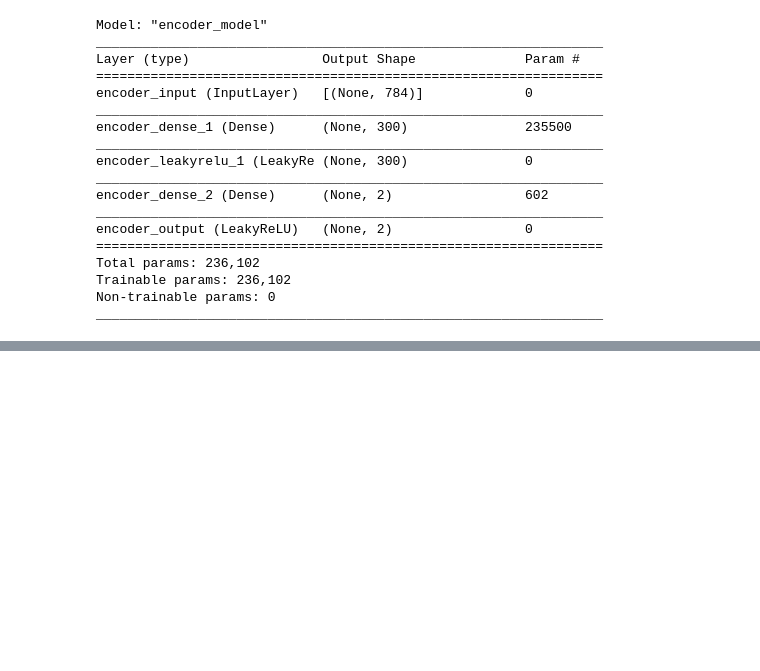
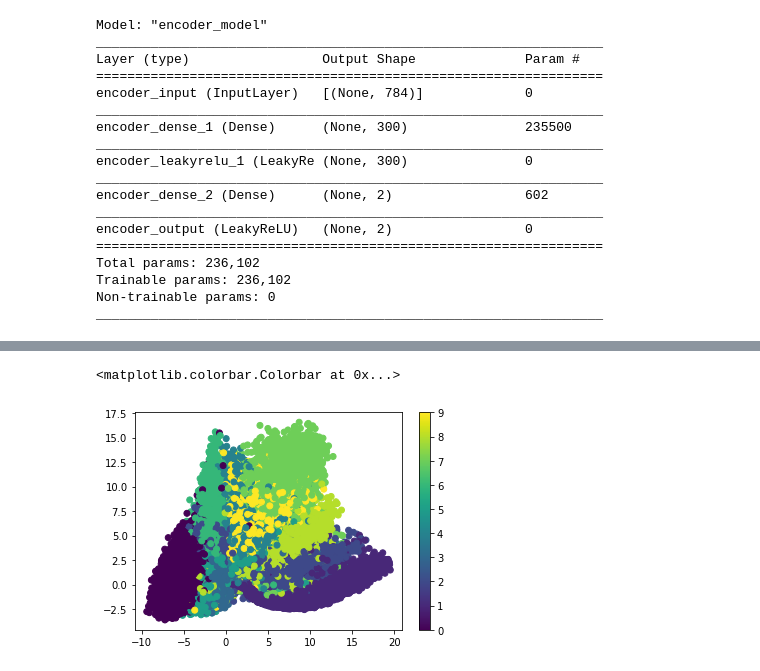
Before and after one commit to ahmedabdelhameed/TensorFlow, a Jupyter notebook: Vanilla_Autoencoder_MNIST.ipynb, the cells around one changed output, grey strips where cells are left out. Cells and saved outputs as stored; diff of their text form; code cells hidden in the pictures; blank space fills up the shorter version.

```diff
--- a/Vanilla_Autoencoder_MNIST.ipynb
+++ b/Vanilla_Autoencoder_MNIST.ipynb
@@ -152,0 +148,7 @@ TypeError: ignored
+# %%
+plt.figure()
+plt.scatter(encoded_images[:, 0], encoded_images[:, 1], c=y_train)
+plt.colorbar()
+# %% [output]
+<matplotlib.colorbar.Colorbar at 0x...>
+[figure, added]
```
Also changed, not shown: parts of 21 cells of this notebook.
